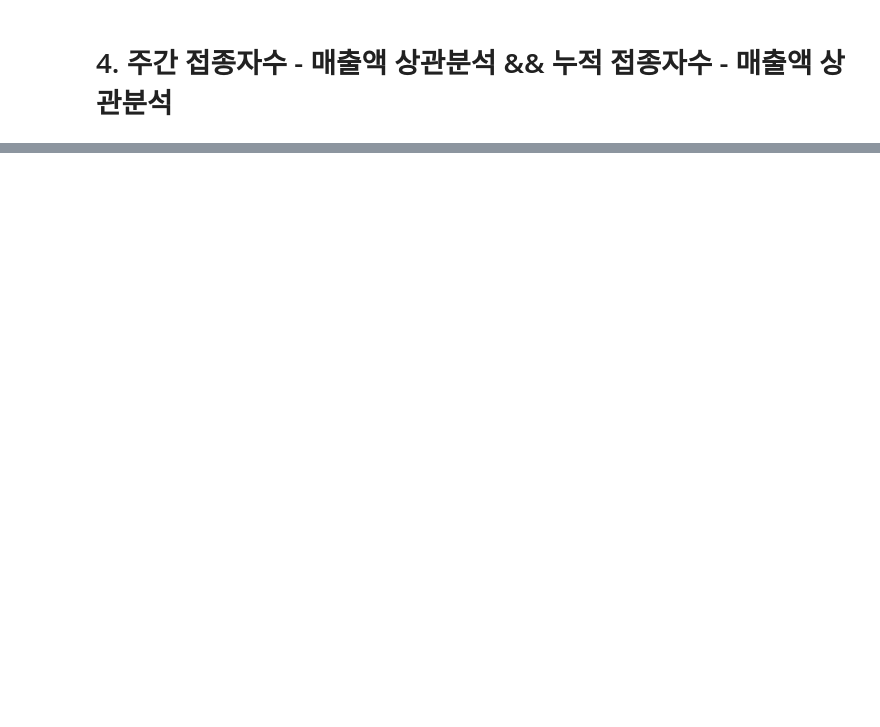
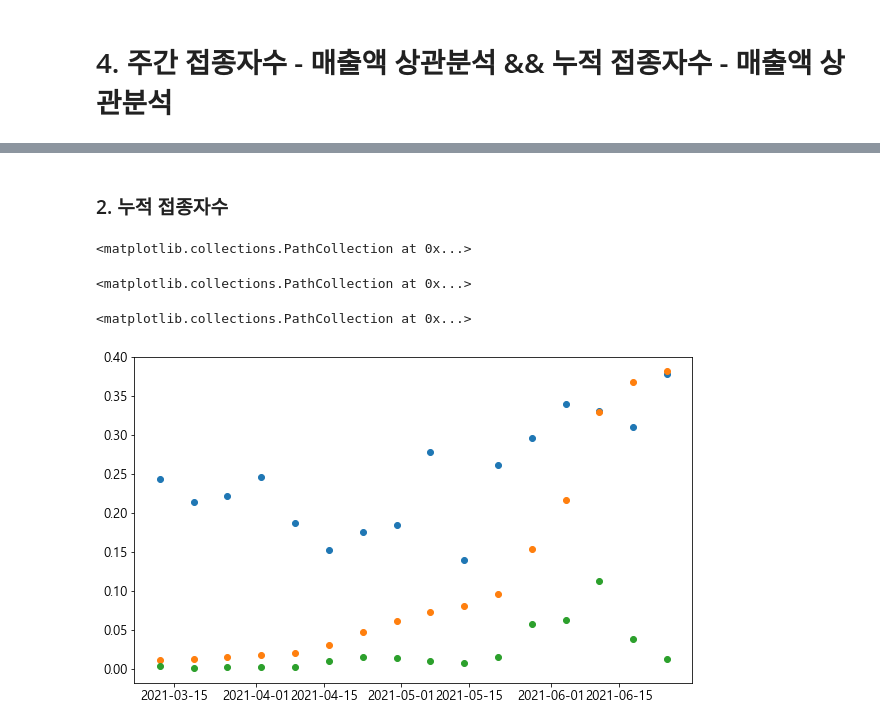
Before and after one commit to vvspearlvvs/MultiCampus_Project, a Jupyter notebook: 데이터_분석/댁경/03_서울 백신접종 전후 분석.ipynb, the cells around one changed output, grey strips where cells are left out. Saved outputs shown, nothing was run; the diff lists cells and outputs as text; code cells hidden in the pictures; blank space fills up the shorter version.

```diff
--- a/데이터_분석/댁경/03_서울 백신접종 전후 분석.ipynb
+++ b/데이터_분석/댁경/03_서울 백신접종 전후 분석.ipynb
@@ -247,0 +284,2 @@ ax.legend(loc='center')
+# %%
+final_seoul = pd.read_csv('vc_result/서울주간백신정보.csv').drop('Unnamed: 0',axis=1).drop('일자',axis=1)
@@ -247,0 +306,3 @@ ax.legend(loc='center')
+# %%
+pd.options.display.float_format = '{:.2f}'.format
+final_df = pd.concat([seoul_av,final_seoul],axis=1).drop('주차',axis=1)
@@ -247,0 +329,19 @@ ax.legend(loc='center')
+# %%
+final_df['주간접종자합계'] = final_df['주간1차접종자수']+final_df['주간2차접종자수']
+final_df['누적접종자합계'] = final_df['1차접종누계']+final_df['2차접종누계']
+# %%
+final_df = final_df[['지역','주','매출액','관객수','1차접종누계','2차접종누계','누적접종자합계','주간1차접종자수','주간2차접종자수','주간접종자합계']]
+# %% [markdown]
+### 2. 누적 접종자수
+# %%
+plt.rcParams["figure.figsize"] = (10, 6)
+plt.rcParams["font.family"] = 'Malgun Gothic'
+plt.rcParams["font.size"] = 13
+plt.scatter(final_df['주'], final_df['매출액']/int(avr_2019['매출액'][0]))
+plt.scatter(final_df['주'], final_df['누적접종자합계']/9828094)
+plt.scatter(final_df['주'], final_df['주간접종자합계']/9828094)
+# %% [output]
+<matplotlib.collections.PathCollection at 0x...>
+<matplotlib.collections.PathCollection at 0x...>
+<matplotlib.collections.PathCollection at 0x...>
+[figure, added]
```
Also changed, not shown: parts of 17 cells of this notebook, 3 other files.
